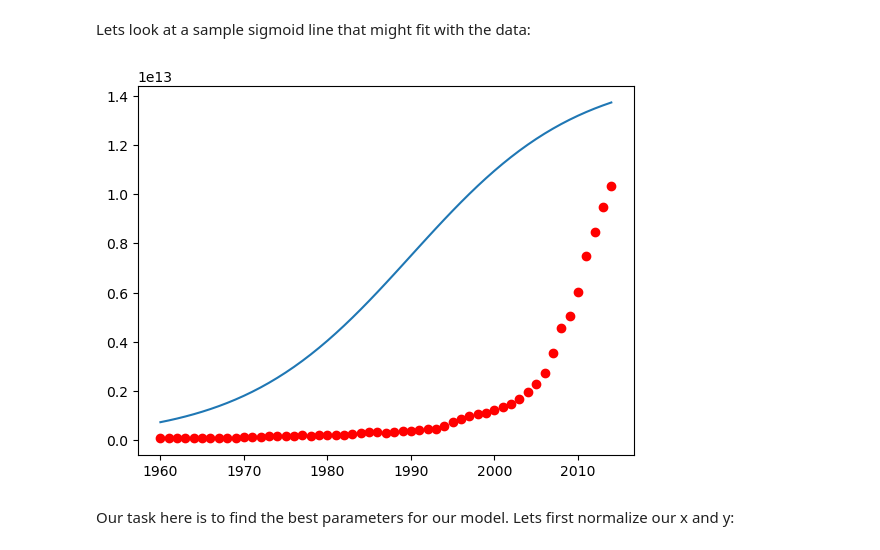
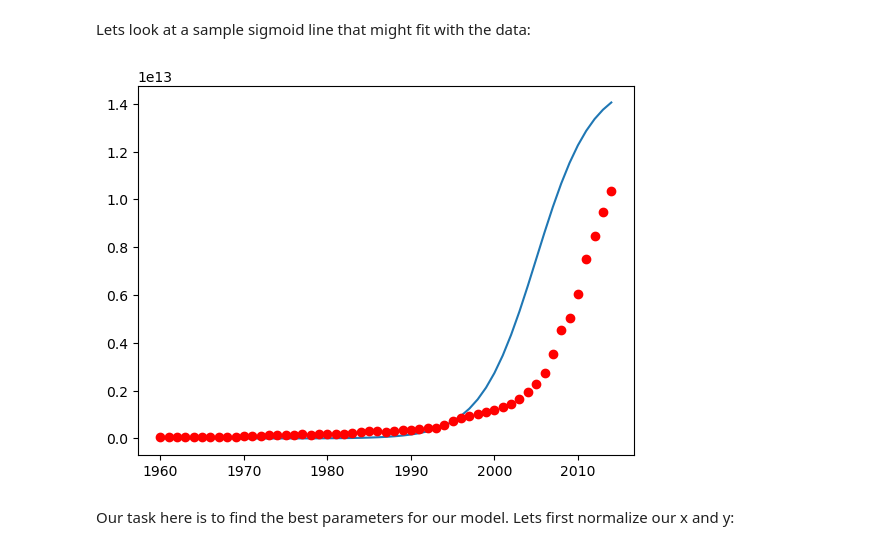
Before and after one commit to Hector1993prog/IBM-machine-learning-labs, a Jupyter notebook: 1.4 NonLinear Regression.ipynb, the cells around one changed output. Saved outputs shown, nothing was run; the diff lists cells and outputs as text; code cells hidden in the pictures.

```diff
--- a/1.4 NonLinear Regression.ipynb
+++ b/1.4 NonLinear Regression.ipynb
@@ -232,17 +222,18 @@ def sigmoid(x, Beta_1, Beta_2):
 # %% [markdown]
 Lets look at a sample sigmoid line that might fit with the data:
 # %%
-beta_1 = 0.10
-beta_2 = 1990.0
+beta_1 = 0.3
+beta_2 = 2005.0
 
 #logistic function
 Y_pred = sigmoid(x_data, beta_1 , beta_2)
 
 #plot initial prediction against datapoints
-plt.plot(x_data, Y_pred*15000000000000.)
+plt.plot(x_data, Y_pred *15000000000000.)
 plt.plot(x_data, y_data, 'ro');
+#Este plot es para que se vea qué tipo de aproximación no linear puedes aplicar. Se pueden jugar con los parámetros.
 # %% [output]
-[figure, old version]
+[figure, new version]
 # %% [markdown]
 Our task here is to find the best parameters for our model. Lets first normalize our x and y:
 # %%
```
Also changed, not shown: parts of 7 cells of this notebook.
